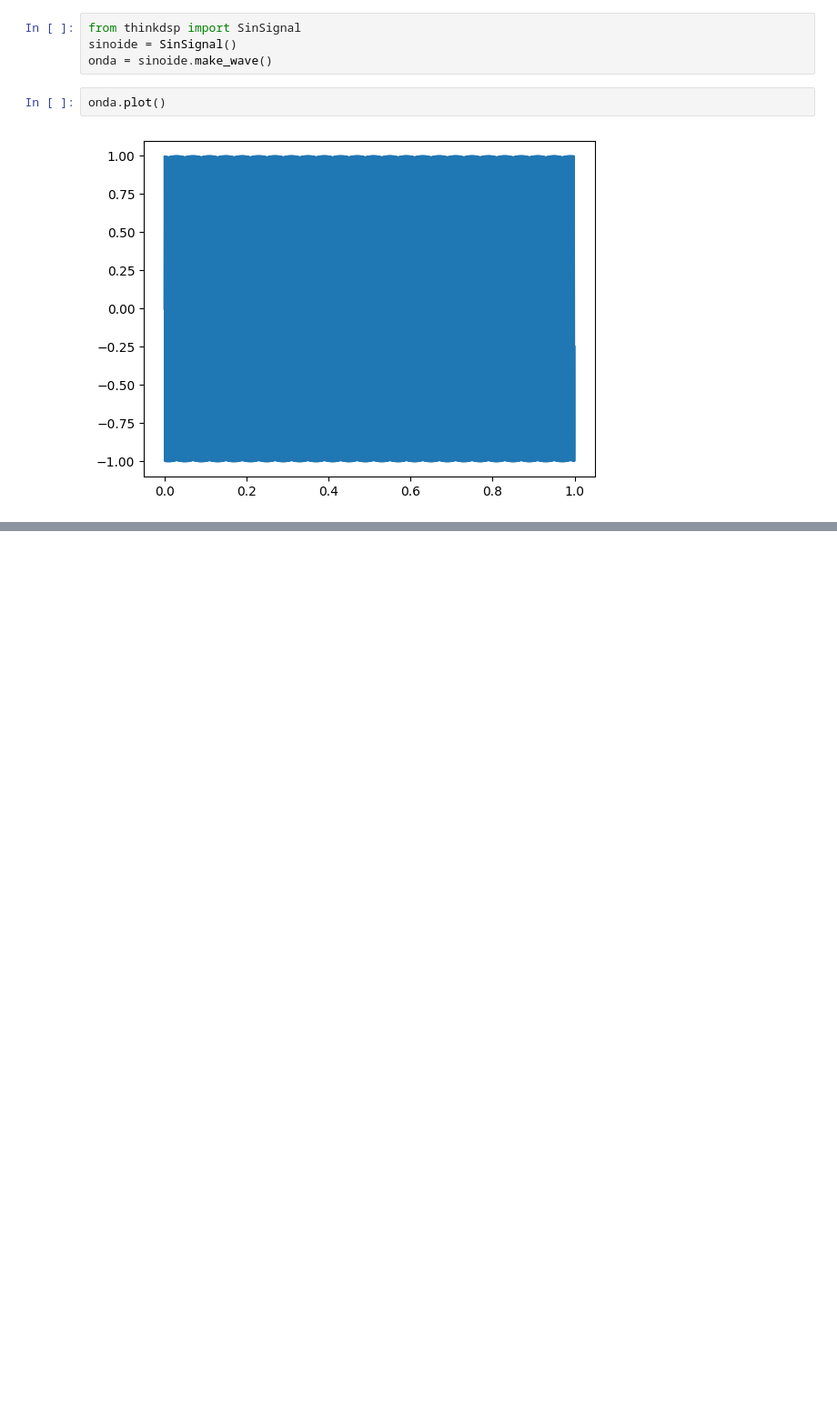
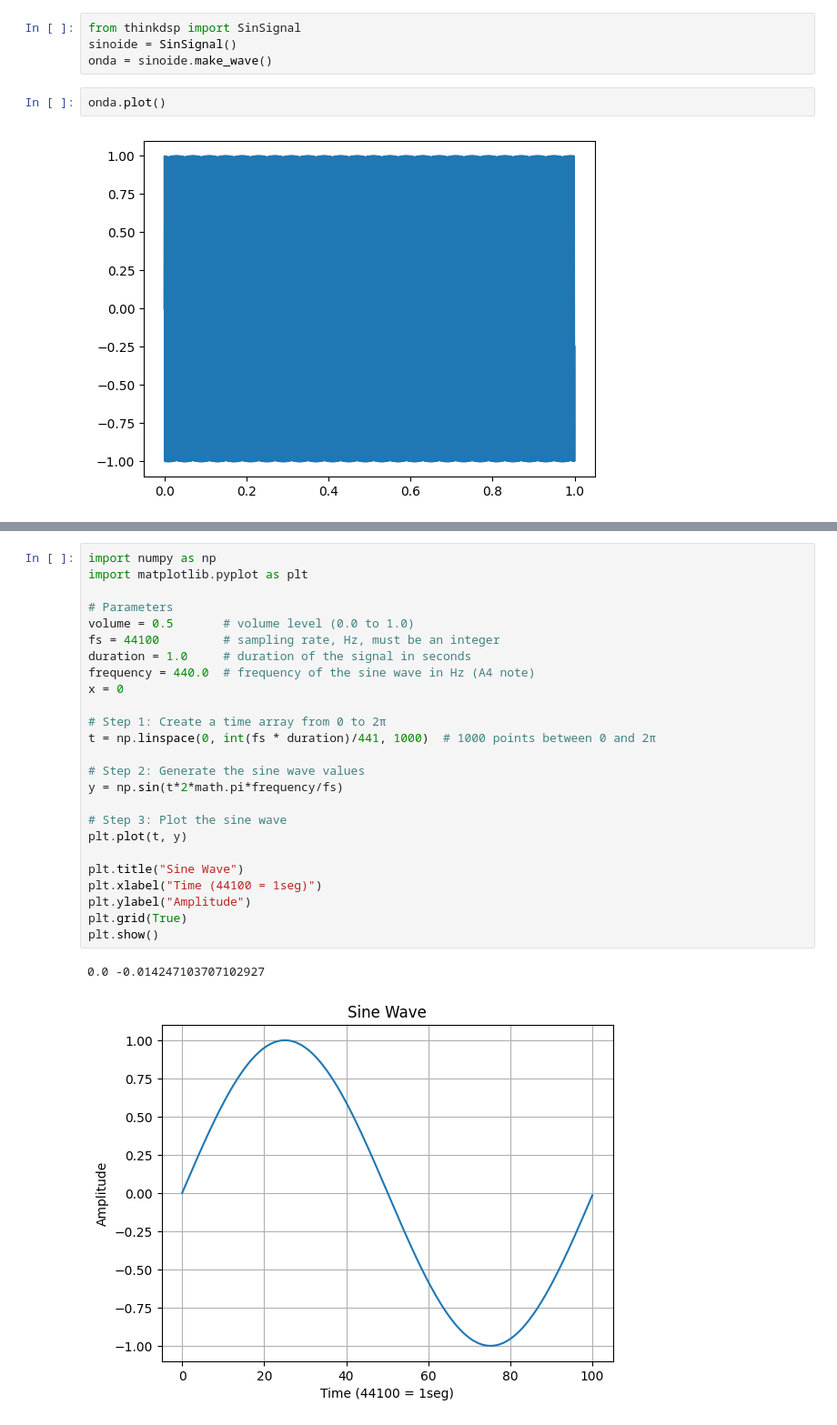
Before and after one commit to JoaoVLima/computerpiano, a Jupyter notebook: audio.ipynb, the cells around one changed output, grey strips where cells are left out. Shown at 91% size. Saved outputs shown, nothing was run; the diff lists cells and outputs as text; blank space fills up the shorter version.

```diff
--- a/audio.ipynb
+++ b/audio.ipynb
@@ -47,0 +90,28 @@ audio
+# %%
+import numpy as np
+import matplotlib.pyplot as plt
+
+# Parameters
+volume = 0.5       # volume level (0.0 to 1.0)
+fs = 44100         # sampling rate, Hz, must be an integer
+duration = 1.0     # duration of the signal in seconds
+frequency = 440.0  # frequency of the sine wave in Hz (A4 note)
+x = 0
+
+# Step 1: Create a time array from 0 to 2π
+t = np.linspace(0, int(fs * duration)/441, 1000)  # 1000 points between 0 and 2π
+
+# Step 2: Generate the sine wave values
+y = np.sin(t*2*math.pi*frequency/fs)
+
+# Step 3: Plot the sine wave
+plt.plot(t, y)
+
+plt.title("Sine Wave")
+plt.xlabel("Time (44100 = 1seg)")
+plt.ylabel("Amplitude")
+plt.grid(True)
+plt.show()
+# %% [output]
+0.0 -0.014247103707102927
+[figure, added]
```
Also changed, not shown: parts of 11 cells of this notebook, 2 other files.
